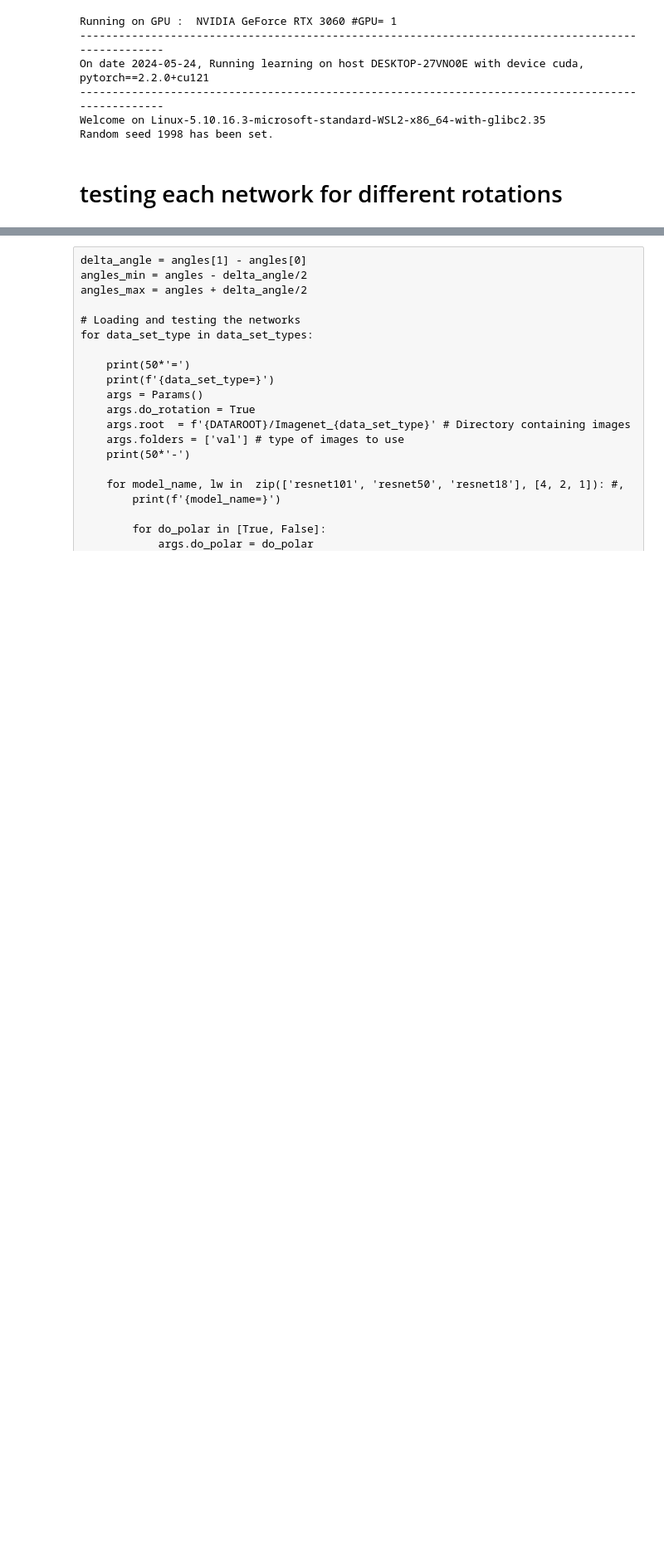
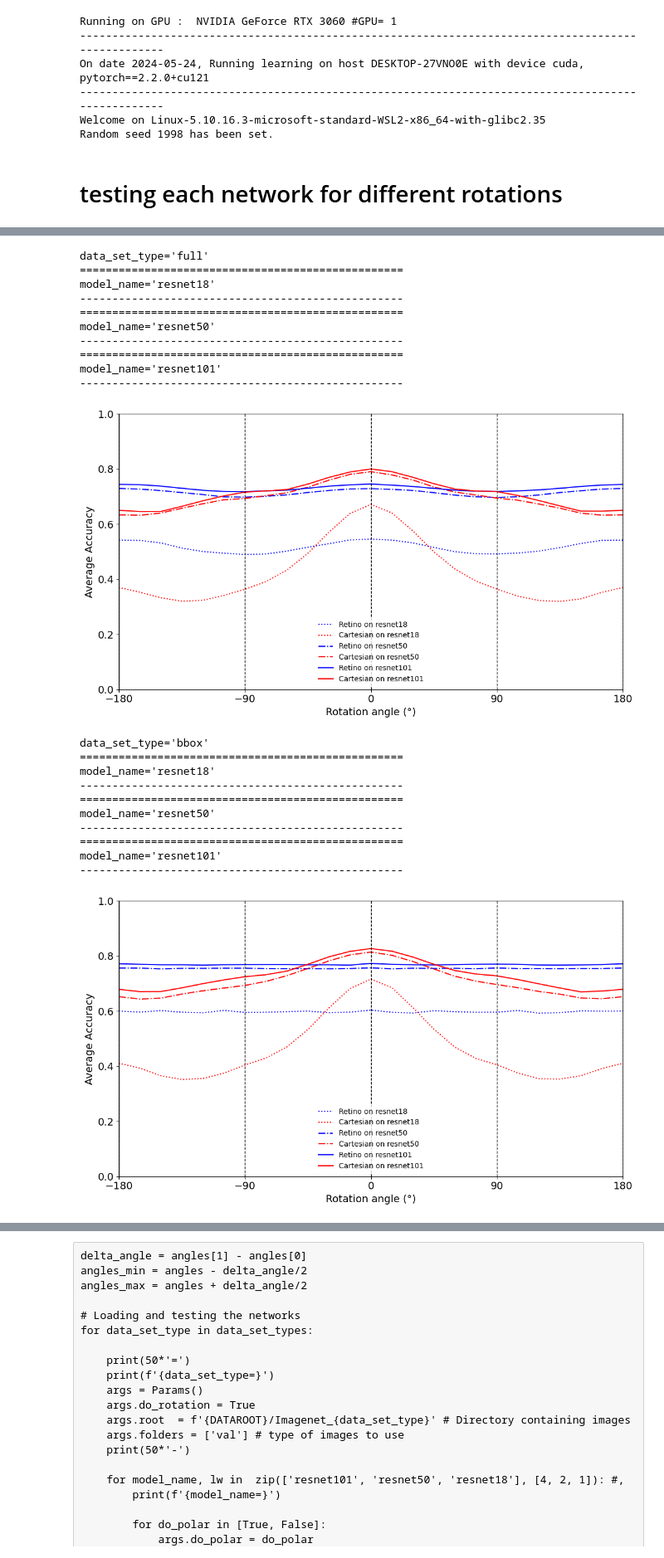
Before and after one commit to bicv/Retinotopy, a Jupyter notebook: 16_rotation_attack.ipynb, the cells around one changed output, grey strips where cells are left out. Shown at 83% size. Drawn from its saved outputs; the diff is of its cells as text; code cells hidden in the pictures; blank space fills up the shorter version.

Commit message:
rotation attack and script update added
- comparison between the old and new scripts
- implementation of the rotational attack
- FENS 2024 figures

```diff
--- a/16_rotation_attack.ipynb
+++ b/16_rotation_attack.ipynb
@@ -48,4 +20,0 @@ Random seed 1998 has been set.
-# %%
-args.batch_size_val = 1
-# %%
-angles = np.linspace(-180, 180, 24, endpoint=False)
@@ -182,0 +92,63 @@ for model in models:
+# %%
+for data_set_type in data_set_types:
+    print(f'{data_set_type=}')
+    fig, ax = plt.subplots(figsize=(fig_width*phi/3, fig_width/phi/2))
+    for model_name, ls in  zip(['resnet18', 'resnet50', 'resnet101', ], data_set_linestyles):
+        print(50*'=')
+        print(f'{model_name=}')
+
+        print(50*'-')
+
+        for do_polar, color in zip([True, False], ['b', 'r']):
+
+            df_filename = get_filename(data_cache, datetag, data_set_type, model_name, do_polar) + '_results_test-rotations.json'
+
+            if os.path.isfile(df_filename):
+                df_angle = pd.read_json(df_filename)
+
+                results = [df_angle[df_angle['angle'] == angle]['match'].mean() for angle in np.hstack((df_angle['angle'].unique(), -180.))]
+                label = 'Retino' if do_polar else 'Cartesian'
+                label += f' on {model_name}'
+                ax.plot(np.hstack((df_angle['angle'].unique(), 180)), results, color=color, ls=ls, label=label)
+
+    #ax.hlines(xmin=-185, xmax=185, y=1/2, ls='--', ec='gray')
+    ax.tick_params(axis='x', labelsize=14)
+    ax.tick_params(axis='y', labelsize=14)
+    ax.set_xlim(-180, 180)
+    ax.set_ylim(0, 1)
+
+    for angle in [-180, -90, 0, 90, 180]:
+        ax.axvline(x=angle, c='k', ls='--', lw=1)
+    ax.set_xticks([-180, -90, 0, 90, 180])
+    #ax.set_yscale("logit", use_overline=True) #one_half="1/2",
+    #ax.set_yticks([.7, .75, .8])
+    ax.set_ylabel('Average Accuracy', font=font)
+    ax.set_xlabel('Rotation angle (°)', font=font)
+    plt.legend(loc='lower center', fontsize=10, edgecolor='none')
+    plt.tight_layout()
+    # plt.xticks(font=font)
+    # plt.yticks(font=font);
+    plt.show()
+# %% [output]
+data_set_type='full'
+==================================================
+model_name='resnet18'
+--------------------------------------------------
+==================================================
+model_name='resnet50'
+--------------------------------------------------
+==================================================
+model_name='resnet101'
+--------------------------------------------------
+[figure, added]
+data_set_type='bbox'
+==================================================
+model_name='resnet18'
+--------------------------------------------------
+==================================================
+model_name='resnet50'
+--------------------------------------------------
+==================================================
+model_name='resnet101'
+--------------------------------------------------
+[figure, added]
```
Also changed, not shown: parts of 48 cells of this notebook.
